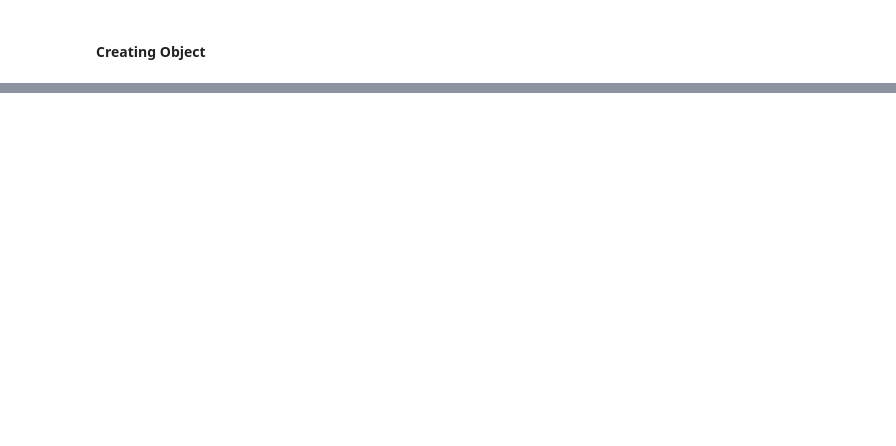
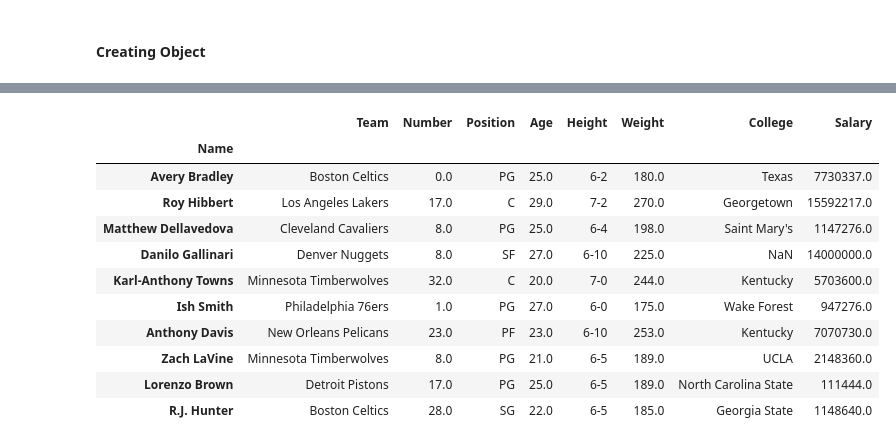
Before and after one commit to Gost2017/Data_Mining, a Jupyter notebook: Code/Pandas.ipynb, the cells around one changed output, grey strips where cells are left out. Drawn from its saved outputs; the diff is of its cells as text; code cells hidden in the pictures; blank space fills up the shorter version.

```diff
--- a/Code/Pandas.ipynb
+++ b/Code/Pandas.ipynb
@@ -72,0 +164,16 @@ Name: R.J. Hunter, dtype: object
+# %%
+import numpy as np
+data.sample(n = 10)
+# %% [output]
+|  | Team | Number | Position | Age | Height | Weight | College | Salary |
+| Name |  |  |  |  |  |  |  |  |
+| Avery Bradley | Boston Celtics | 0.0 | PG | 25.0 | 6-2 | 180.0 | Texas | 7730337.0 |
+| Roy Hibbert | Los Angeles Lakers | 17.0 | C | 29.0 | 7-2 | 270.0 | Georgetown | 15592217.0 |
+| Matthew Dellavedova | Cleveland Cavaliers | 8.0 | PG | 25.0 | 6-4 | 198.0 | Saint Mary's | 1147276.0 |
+| Danilo Gallinari | Denver Nuggets | 8.0 | SF | 27.0 | 6-10 | 225.0 | NaN | 14000000.0 |
+| Karl-Anthony Towns | Minnesota Timberwolves | 32.0 | C | 20.0 | 7-0 | 244.0 | Kentucky | 5703600.0 |
+| Ish Smith | Philadelphia 76ers | 1.0 | PG | 27.0 | 6-0 | 175.0 | Wake Forest | 947276.0 |
+| Anthony Davis | New Orleans Pelicans | 23.0 | PF | 23.0 | 6-10 | 253.0 | Kentucky | 7070730.0 |
+| Zach LaVine | Minnesota Timberwolves | 8.0 | PG | 21.0 | 6-5 | 189.0 | UCLA | 2148360.0 |
+| Lorenzo Brown | Detroit Pistons | 17.0 | PG | 25.0 | 6-5 | 189.0 | North Carolina State | 111444.0 |
+| R.J. Hunter | Boston Celtics | 28.0 | SG | 22.0 | 6-5 | 185.0 | Georgia State | 1148640.0 |
```
Also changed, not shown: parts of 32 cells of this notebook, 1 other file.
